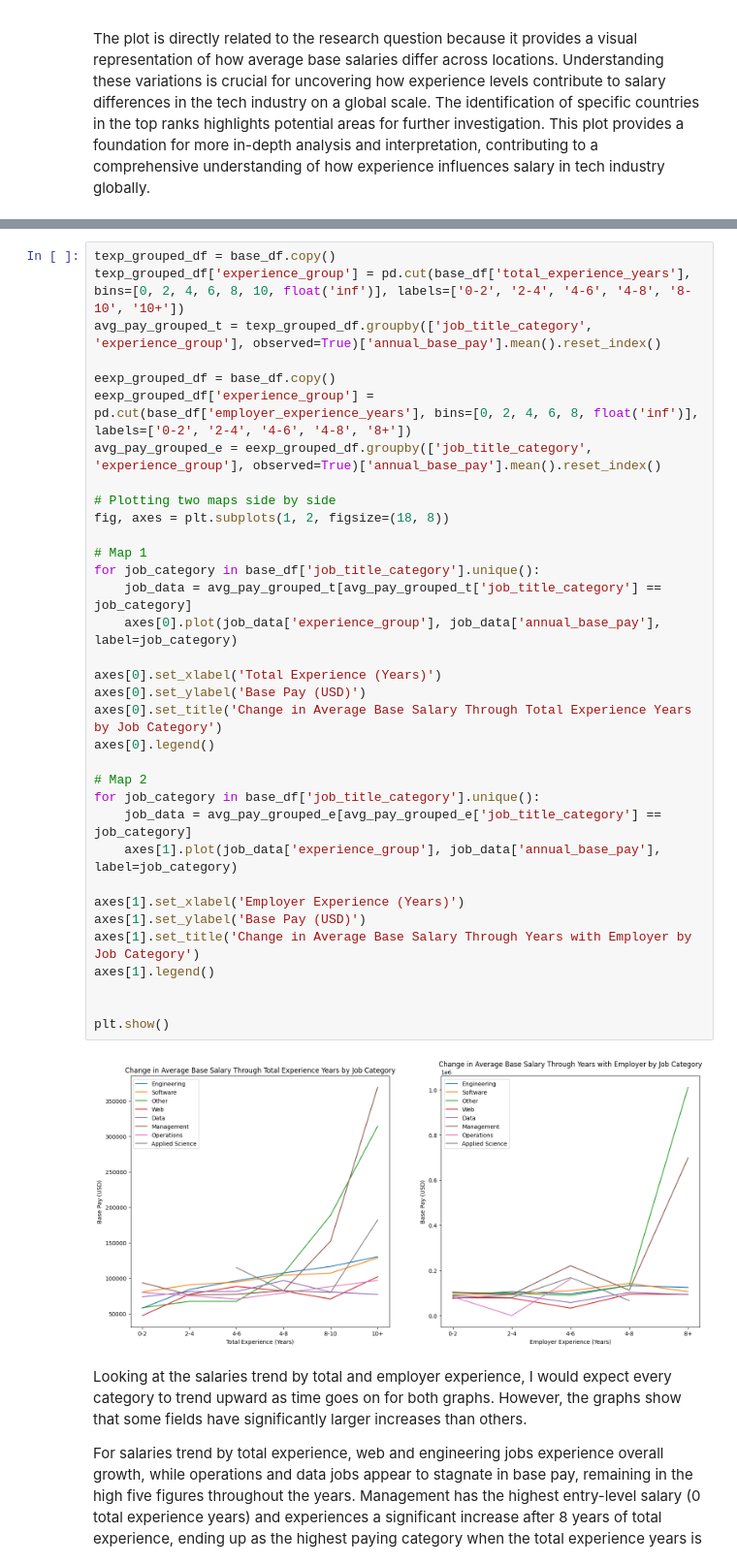
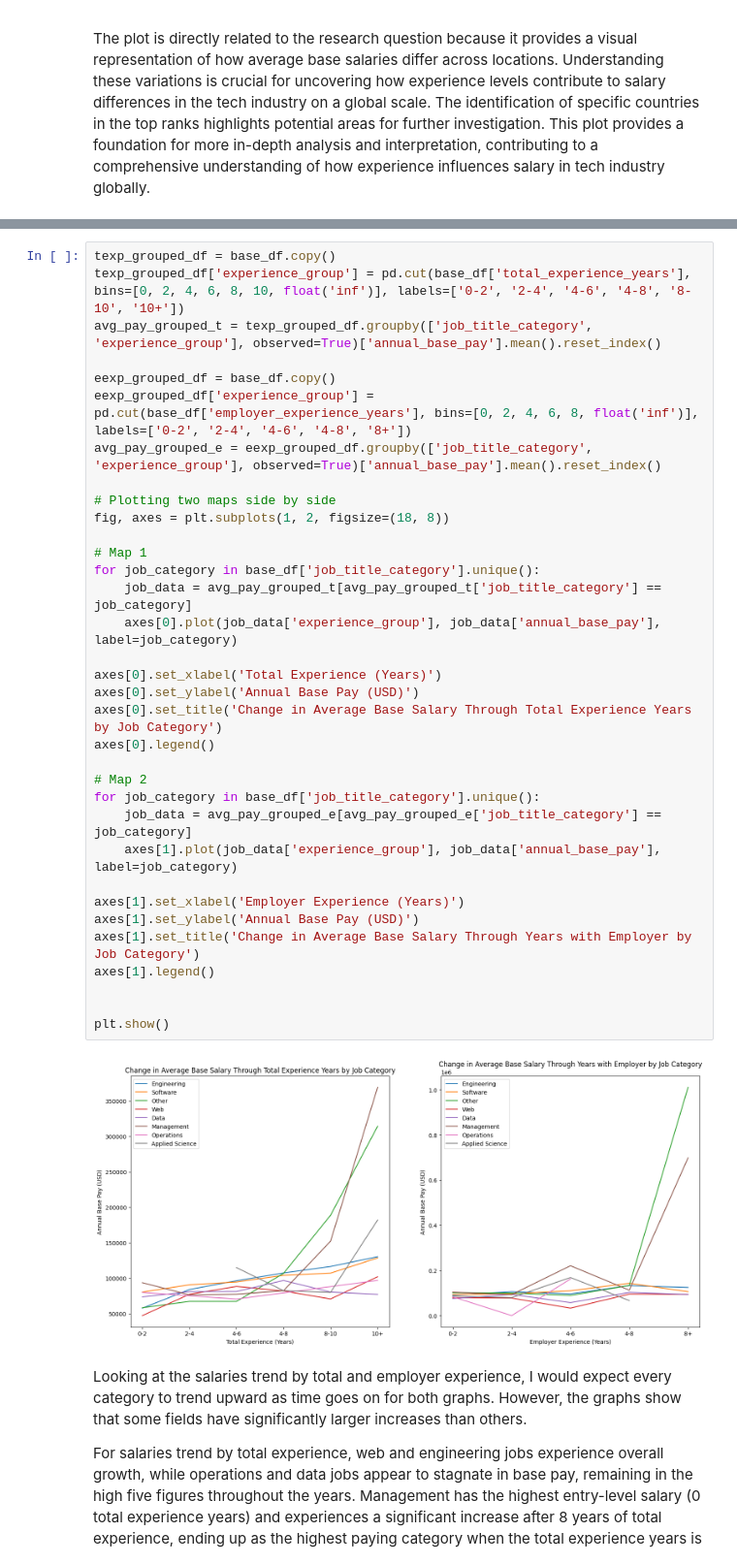
Before and after one commit to ECO225-W2024/project-one-code-macy-chen, a Jupyter notebook: Analyzing Tech Salaries: Investigating the Influence of Experience.ipynb, the cells around one changed output, grey strips where cells are left out. Shown at 97% size. Drawn from its saved outputs; the diff is of its cells as text.

```diff
--- a/Analyzing Tech Salaries: Investigating the Influence of Experience.ipynb
+++ b/Analyzing Tech Salaries: Investigating the Influence of Experience.ipynb
@@ -238,36 +263,36 @@ texp_grouped_df['experience_group'] = pd.cut(base_df['total_experience_years'],
 avg_pay_grouped_t = texp_grouped_df.groupby(['job_title_category', 'experience_group'], observed=True)['annual_base_pay'].mean().reset_index()
 
 eexp_grouped_df = base_df.copy()
 eexp_grouped_df['experience_group'] = pd.cut(base_df['employer_experience_years'], bins=[0, 2, 4, 6, 8, float('inf')], labels=['0-2', '2-4', '4-6', '4-8', '8+'])
 avg_pay_grouped_e = eexp_grouped_df.groupby(['job_title_category', 'experience_group'], observed=True)['annual_base_pay'].mean().reset_index()
 
 # Plotting two maps side by side
 fig, axes = plt.subplots(1, 2, figsize=(18, 8))
 
 # Map 1
 for job_category in base_df['job_title_category'].unique():
     job_data = avg_pay_grouped_t[avg_pay_grouped_t['job_title_category'] == job_category]
     axes[0].plot(job_data['experience_group'], job_data['annual_base_pay'], label=job_category)
 
 axes[0].set_xlabel('Total Experience (Years)')
-axes[0].set_ylabel('Base Pay (USD)')
+axes[0].set_ylabel('Annual Base Pay (USD)')
 axes[0].set_title('Change in Average Base Salary Through Total Experience Years by Job Category')
 axes[0].legend()
 
 # Map 2
 for job_category in base_df['job_title_category'].unique():
     job_data = avg_pay_grouped_e[avg_pay_grouped_e['job_title_category'] == job_category]
     axes[1].plot(job_data['experience_group'], job_data['annual_base_pay'], label=job_category)
 
 axes[1].set_xlabel('Employer Experience (Years)')
-axes[1].set_ylabel('Base Pay (USD)')
+axes[1].set_ylabel('Annual Base Pay (USD)')
 axes[1].set_title('Change in Average Base Salary Through Years with Employer by Job Category')
 axes[1].legend()
 
 
 plt.show()
 # %% [output]
-[figure, old version]
+[figure, new version]
 # %% [markdown]
 Looking at the salaries trend by total and employer experience, I would expect every category to trend upward as time goes on for both graphs. However, the graphs show that some fields have significantly larger increases than others.
 
```
Also changed, not shown: parts of 70 cells of this notebook, 1 other file.
